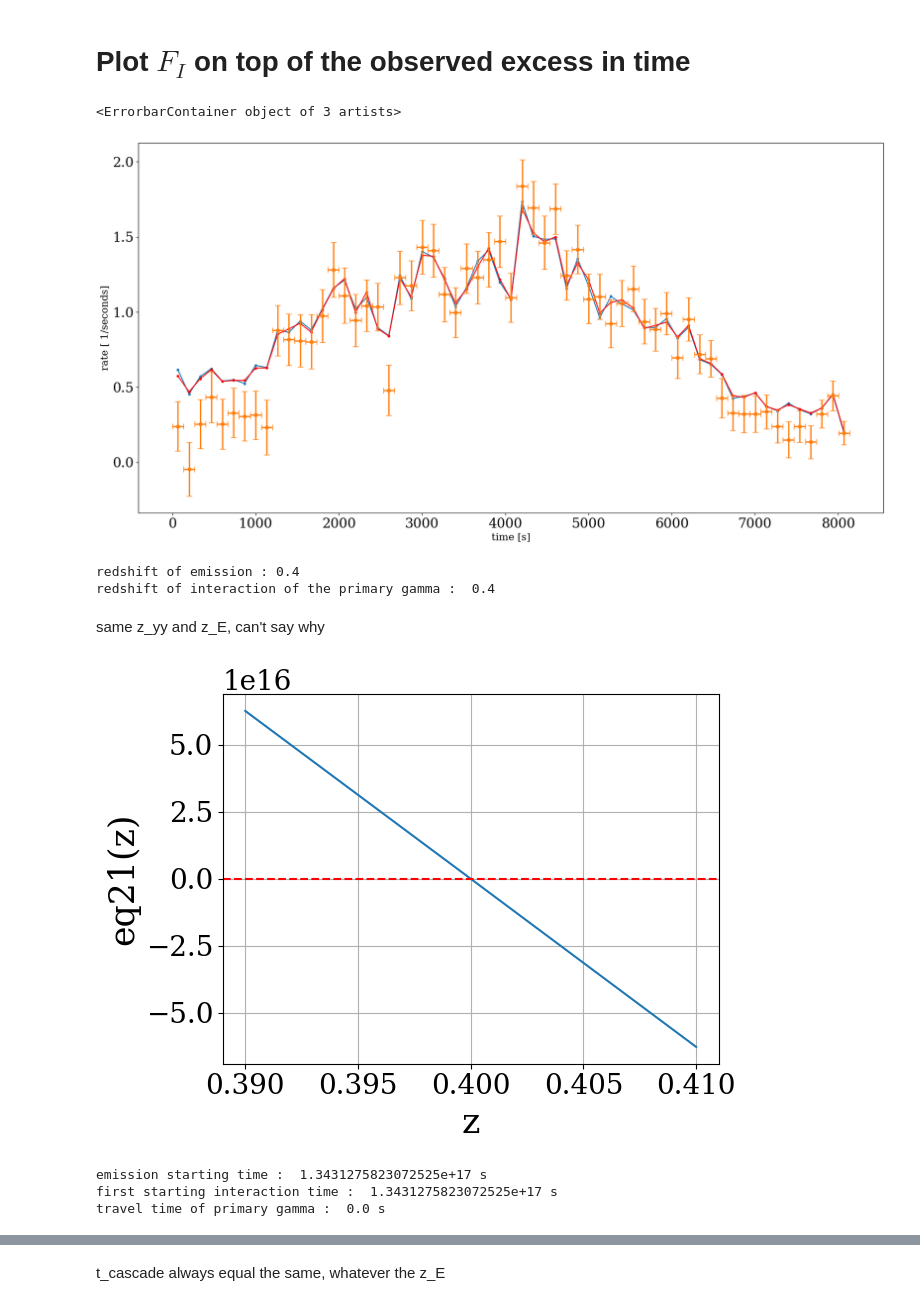
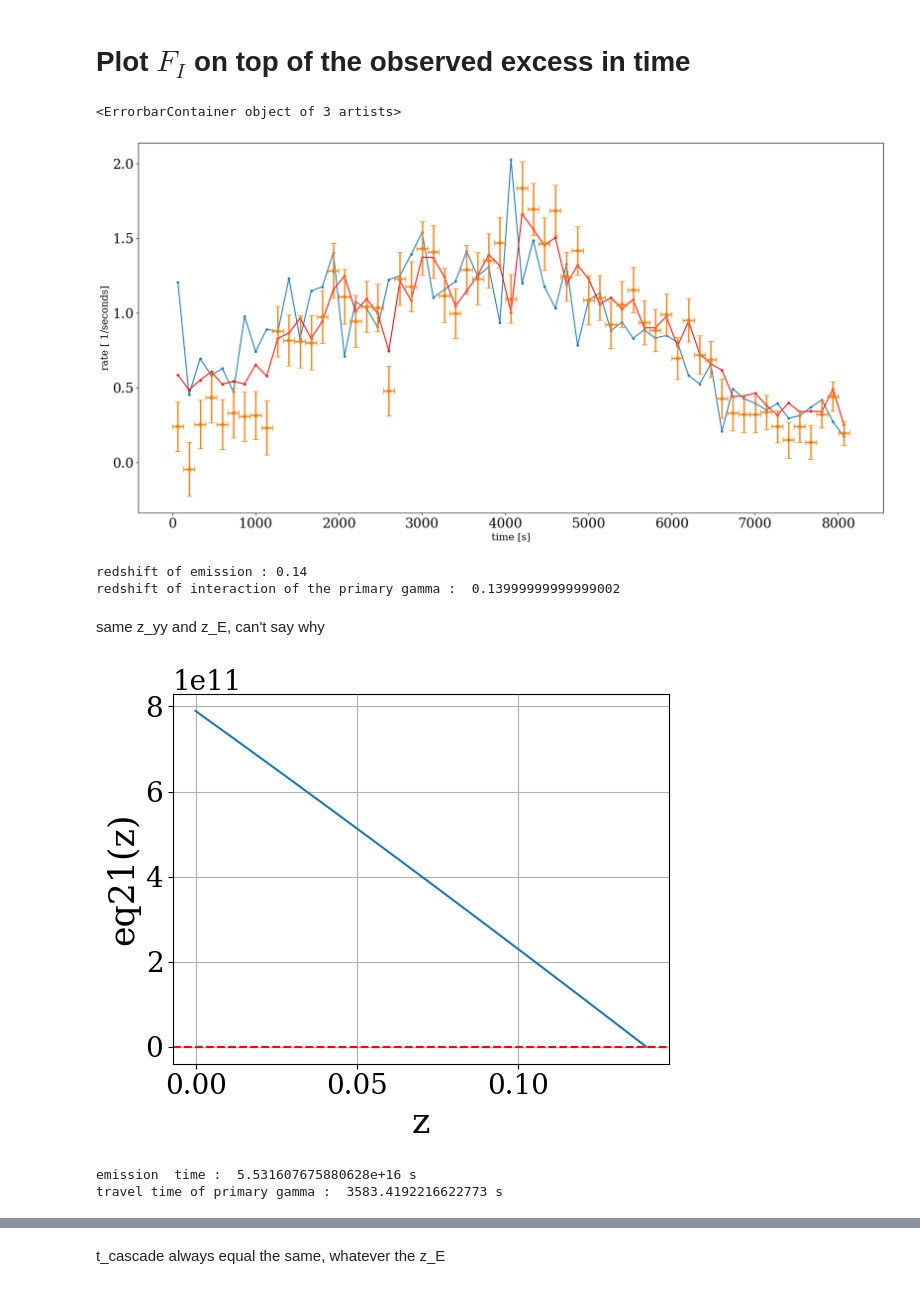
Before and after one commit to mcroisonnier/IGMF, a Jupyter notebook: CleanCode_For_Mathilde.ipynb, the cells around one changed output, grey strips where cells are left out. Drawn from its saved outputs; the diff is of its cells as text; code cells hidden in the pictures.

Commit message:
finalizing time delay formula

```diff
--- a/CleanCode_For_Mathilde.ipynb
+++ b/CleanCode_For_Mathilde.ipynb
@@ -627,7 +627,7 @@ fig , ax = plt.subplots(figsize=(20,10))
 x = all_guess[-1]
 plt.plot(bincenters.value,x, marker='.')
 
-x = all_guess[10]
+x = all_guess[0]
 plt.plot(bincenters.value,x, marker='.', color = "red")
 
 ax.set_ylabel(r' rate [ 1/seconds] ',size=15)
@@ -635,7 +635,7 @@ ax.set_xlabel('time [s]',size=15)
 ax.errorbar(bincenters.value, LC_intr, LC_intr_unc ,binwidth.value/2,fmt='o', elinewidth=2, markersize=5, capsize=4)
 # %% [output]
 <ErrorbarContainer object of 3 artists>
-[figure, old version]
+[figure, new version]
 # %%
 # NERONOV DELAY
 
@@ -650,12 +650,12 @@ from scipy.optimize import root_scalar
 H0 = 71 * u.km / u.s / u.Mpc
 Omega_M = 0.27
 Omega_A = 0.73
-c = 299792.458 * u.km/u.s  # speed of light
+c = 299792.458 * u.km/u.s
 a0 = 1
 
 # Parameters
-E_y0 = 10000 * u.TeV
-z_E = 0.4
+E_y0 = 0.01 * u.TeV
+z_E = 0.14
 # %%
 # Compute t_yy
 
@@ -670,46 +670,44 @@ def integrand(z):
 
 def eq21(z_yy): #eq21
     result, _ = quad(integrand, z_yy, z_E) #reverse integration for redshift
-    return result - 1
+    return result  - 1
 
-sol = root_scalar(eq21, bracket=[0, z_E - 1e-17], method='brentq')
+sol = root_scalar(eq21, bracket=[0, z_E - 1e-14], method='brentq')
 z_yy = sol.root
 
 print("redshift of emission :", z_E)
 print( "redshift of interaction of the primary gamma : ", z_yy)
 # %% [output]
-redshift of emission : 0.4
-redshift of interaction of the primary gamma :  0.4
+redshift of emission : 0.14
+redshift of interaction of the primary gamma :  0.13999999999999002
 # %% [markdown]
 same z_yy and z_E, can't say why
 # %%
 matplotlib.rcParams['text.usetex'] = False
-zs = np.linspace(0.39, 0.41, 500)
+zs = np.linspace(0, z_E, 500)
 ys = [eq21(z) for z in zs]
 
 plt.plot(zs, ys)
 plt.axhline(0, color='red', linestyle='--')
 plt.xlabel("z")
 plt.ylabel("eq21(z)")
 plt.grid(True)
 plt.show()
 # %% [output]
-[figure, old version]
+[figure, new version]
 # %%
 #Compute t_E
 t_E, _ = quad(lambda z: dt_dz(z).to(u.s).value, 0, z_E) #eq37
 t_E = t_E * u.s
 
 #Conversion z_yy in t_yy
-t_yy, _ = quad(lambda z: dt_dz(z).to(u.s).value, 0, z_yy)
+t_yy, _ = quad(lambda z: dt_dz(z).to(u.s).value, z_yy, z_E)
 t_yy = t_yy * u.s
-dt_yy = t_yy - t_E
+
 #______________________
-print("emission starting time : ", t_E)
-print("first starting interaction time : " ,t_yy)
-print("travel time of primary gamma : " , dt_yy)
+print("emission  time : ", t_E)
+print("travel time of primary gamma : " , t_yy)
 # %% [output]
-emission starting time :  1.3431275823072525e+17 s
-first starting interaction time :  1.3431275823072525e+17 s
-travel time of primary gamma :  0.0 s
+emission  time :  5.531607675880628e+16 s
+travel time of primary gamma :  3583.4192216622773 s
 # %%
```
Also changed, not shown: parts of 8 cells of this notebook.
